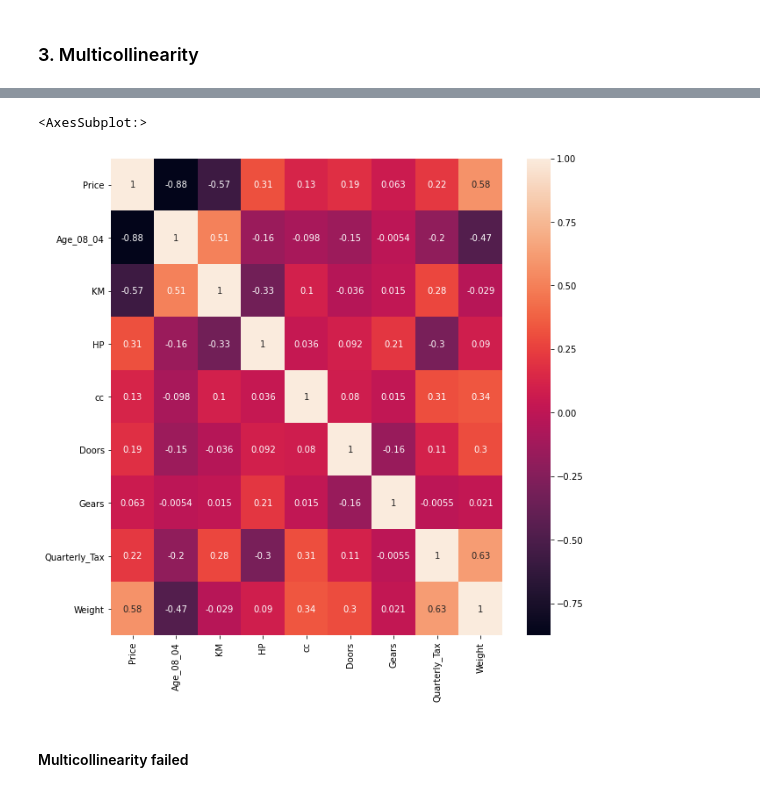
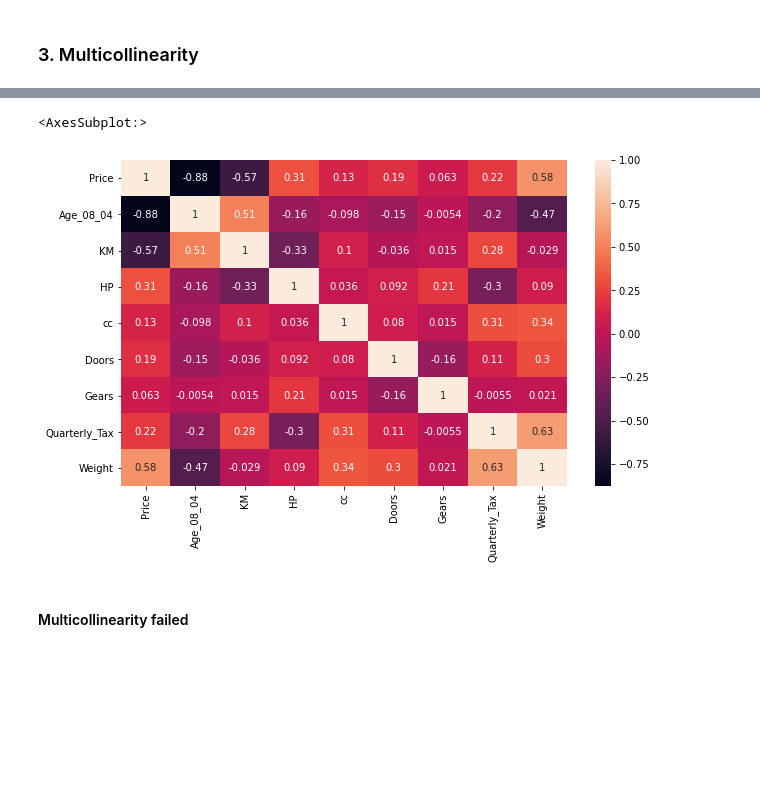
Before and after one commit to Arshad4617/Multilinear_regression_assignment, a Jupyter notebook: corolla_price_prediction.ipynb, the cells around one changed output, grey strips where cells are left out. Drawn from its saved outputs; the diff is of its cells as text; code cells hidden in the pictures; blank space fills up the shorter version.

```diff
--- a/corolla_price_prediction.ipynb
+++ b/corolla_price_prediction.ipynb
@@ -158,11 +162,11 @@ toyota_corolla.corr()
 | Quarterly_Tax | 0.219197 | -0.198431 | 0.278165 | -0.298432 | 0.306996 | 0.109363 | -0.005452 | 1.000000 | 0.626134 |
 | Weight | 0.581198 | -0.470253 | -0.028598 | 0.089614 | 0.335637 | 0.302618 | 0.020613 | 0.626134 | 1.000000 |
 # %%
-plt.figure(figsize=(10,10))
+plt.figure(figsize=(10,6))
 sns.heatmap(toyota_corolla.corr(), data = toyota_corolla, annot=True)
 # %% [output]
 <AxesSubplot:>
-[figure, old version]
+[figure, new version]
 # %% [markdown]
 #### Multicollinearity failed
 # %% [markdown]
```
Also changed, not shown: parts of 4 cells of this notebook, 1 other file.
